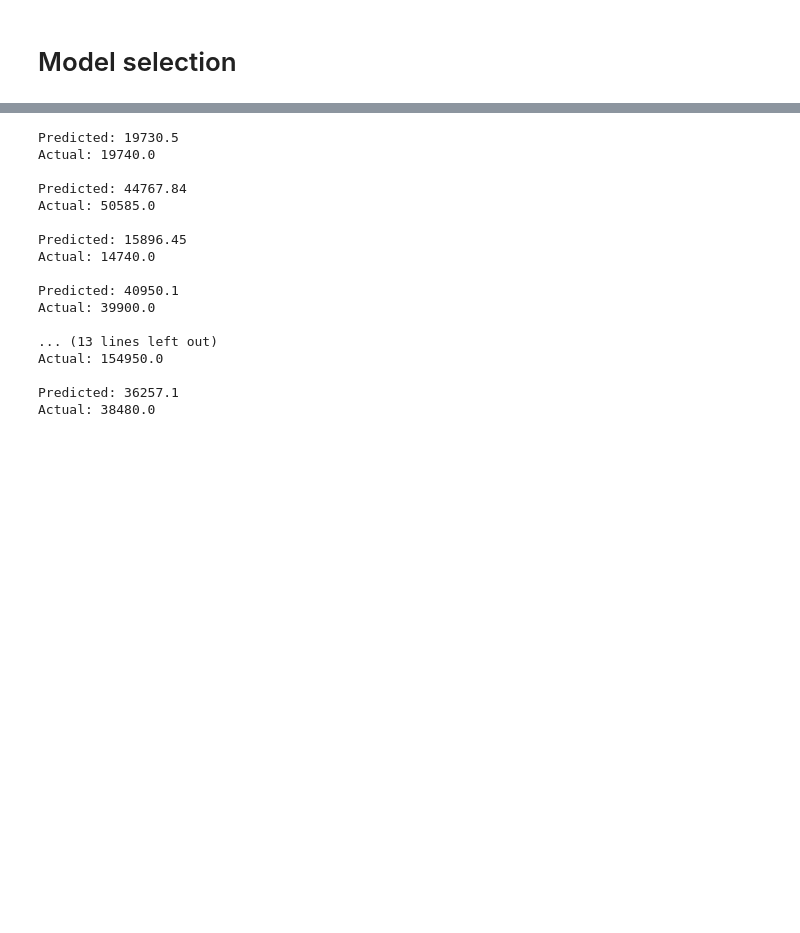
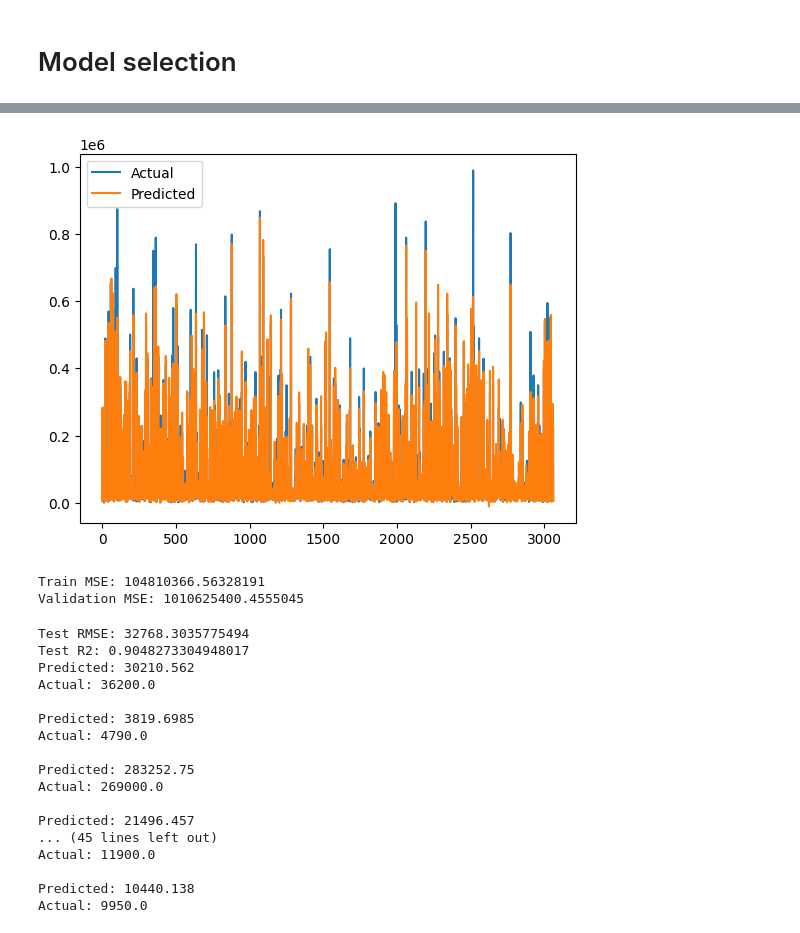
Before and after one commit to HES-SO-Master-WebMining-Group-D/CarPricePredictor, a Jupyter notebook: model_selection.ipynb, the cells around one changed output, grey strips where cells are left out. Drawn from its saved outputs; the diff is of its cells as text; code cells hidden in the pictures; blank space fills up the shorter version.

Commit message:
Update model selection

```diff
--- a/model_selection.ipynb
+++ b/model_selection.ipynb
@@ -476,5 +532,8 @@ upholstery_color_yellow bool
 # %% [markdown]
 # Model selection
+# %%
+# Load the cleaned data
+df = pd.read_csv('cleaned_cars_v2.csv')
 # %%
 # Split the data into features and target
 y = df['price']
@@ -531,27 +625,63 @@ Validation MSE: 3092619036196.299
+# %%
+# Plot the comparison between the actual and predicted prices
+plt.plot(y_test, label='Actual')
+plt.plot(test_preds, label='Predicted')
+plt.legend()
+plt.show()
+# %% [output]
+[figure, added]
+# %%
+# Instantiate the model
+xgb = XGBRegressor(random_state=42)
+
+# Fit the model
+xgb.fit(X_train, y_train)
+
+# Make predictions
+train_preds = xgb.predict(X_train)
+val_preds = xgb.predict(X_val)
+
+# Calculate the mean squared error
+train_mse = mean_squared_error(y_train, train_preds)
+val_mse = mean_squared_error(y_val, val_preds)
+
+print('Train MSE:', train_mse)
+print('Validation MSE:', val_mse)
+# %% [output]
+Train MSE: 104810366.56328191
+Validation MSE: 1010625400.4555045
 # %%
 # Make predictions on the test set
-test_preds = rf.predict(X_test)
+test_preds = xgb.predict(X_test)
+
+# Print regression metrics
+test_mse = mean_squared_error(y_test, test_preds)
+print('Test RMSE:', np.sqrt(test_mse))
+
+# r-squared
+r2 = r2_score(y_test, test_preds)
+print('Test R2:', r2)
 
 # Print the results on a few test set examples
-for i in range(10):
+for i in range(20):
     print('Predicted:', test_preds[i])
     print('Actual:', y_test[i])
     print()
 # %% [output]
-Predicted: 19730.5
-Actual: 19740.0
+Test RMSE: 32768.3035775494
+Test R2: 0.9048273304948017
+Predicted: 30210.562
+Actual: 36200.0
 
-Predicted: 44767.84
-Actual: 50585.0
+Predicted: 3819.6985
+Actual: 4790.0
 
-Predicted: 15896.45
-Actual: 14740.0
+Predicted: 283252.75
+Actual: 269000.0
 
-Predicted: 40950.1
-Actual: 39900.0
+Predicted: 21496.457
+... (45 lines left out)
+Actual: 11900.0
 
-... (13 lines left out)
-Actual: 154950.0
-
-Predicted: 36257.1
-Actual: 38480.0
+Predicted: 10440.138
+Actual: 9950.0
```
Also changed, not shown: parts of 26 cells of this notebook.
